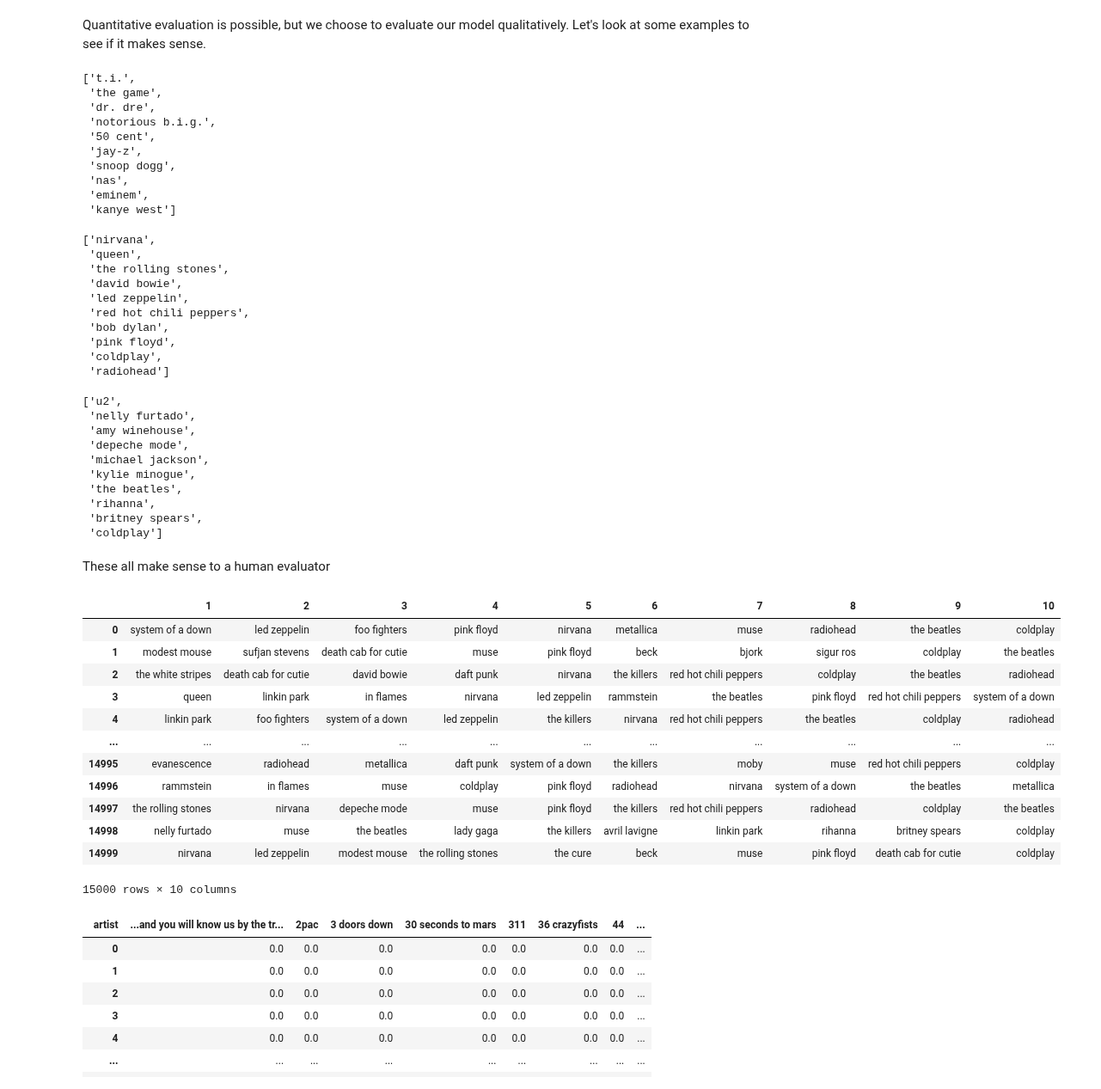
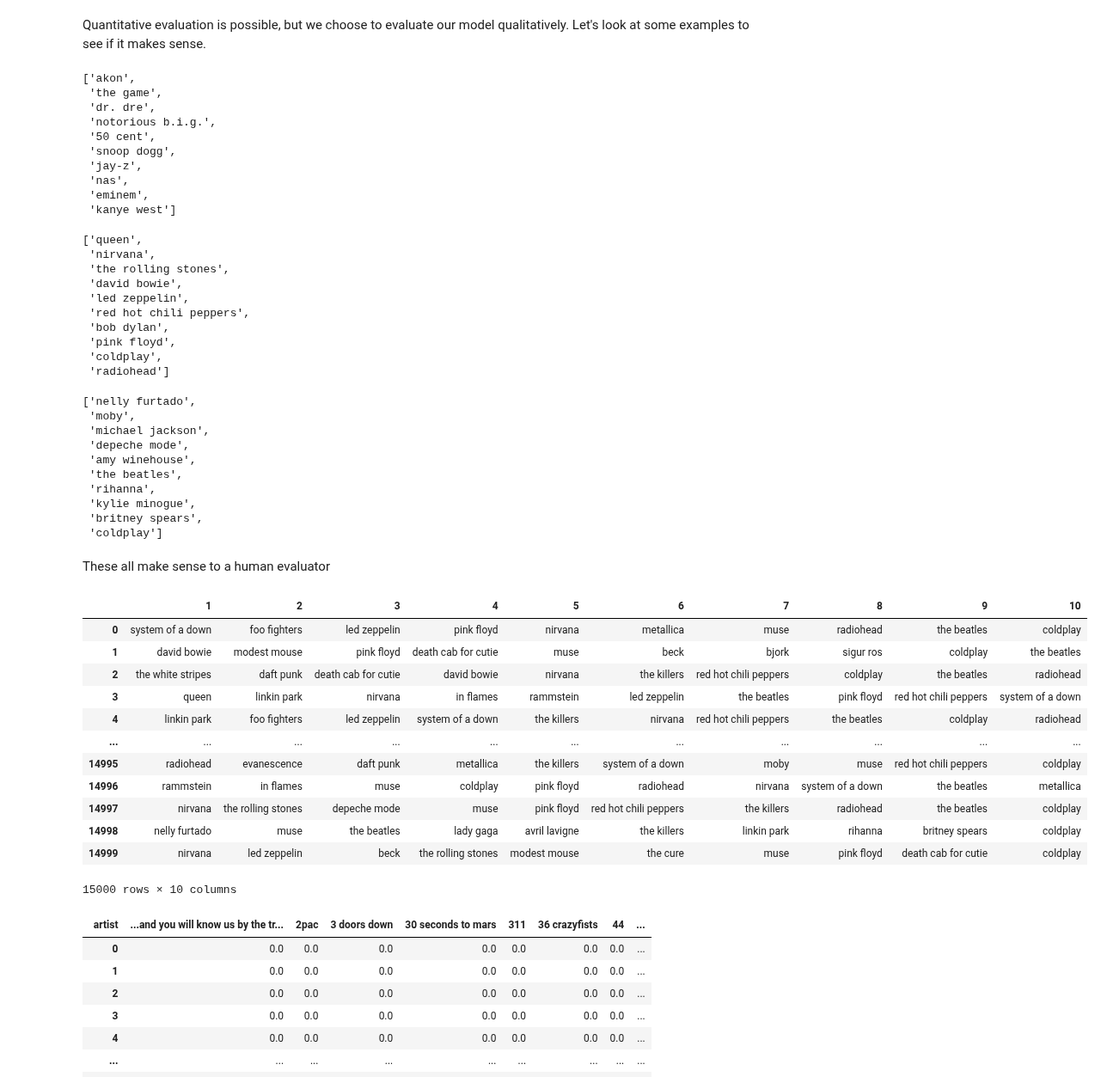
Before and after one commit to holistic-ai/holisticai, a Jupyter notebook: tutorials/bias/measuring_bias_tutorials/measuring_bias_recommender.ipynb, the cells around one changed output. Shown at 86% size. Cells and saved outputs as stored; diff of their text form; code cells hidden in the pictures.

```diff
--- a/tutorials/bias/measuring_bias_tutorials/measuring_bias_recommender.ipynb
+++ b/tutorials/bias/measuring_bias_tutorials/measuring_bias_recommender.ipynb
@@ -84,0 +22,4 @@ df_pivot
+# %%
+from holisticai.datasets import load_dataset
+df, p_attr = load_dataset(dataset='lastfm', preprocessed=True, as_array=False)
+df
@@ -150,11 +100,11 @@ The above plots show that there are artists that are more than 5 times more popu
 # %% [markdown]
 There are many ways to recommend artists to users. We will use item based collaborative filtering since it is the simplest and most intuitive approach. For each artist, we work out a list of most similar artists. Then we recommend artists to users by looking at which artists they like, and choosing the most similar ones.
 # %%
-index_to_artist = dict(zip(range(len(df_pivot.columns)),df_pivot.columns))
-artist_to_index = dict(zip(df_pivot.columns,range(len(df_pivot.columns))))
-user_gender_dict = dict(zip(df_pivot.index, p_attr))
+index_to_artist = dict(zip(range(len(df.columns)),df.columns))
+artist_to_index = dict(zip(df.columns,range(len(df.columns))))
+user_gender_dict = dict(zip(df.index, p_attr))
 # %%
-data_matrix = df_pivot.fillna(0).to_numpy()
+data_matrix = df.fillna(0).to_numpy()
 data_matrix
 # %% [output]
 array([[0., 0., 0., ..., 0., 0., 0.],
@@ -242,13 +192,13 @@ Quantitative evaluation is possible, but we choose to evaluate our model qualita
 # Items similar to 2 Pac
 display_items(items_similar_to_item(cosine_sim, artist_to_index['2pac'], 10))
 # %% [output]
-['t.i.',
+['akon',
  'the game',
  'dr. dre',
  'notorious b.i.g.',
  '50 cent',
+ 'snoop dogg',
  'jay-z',
- 'snoop dogg',
  'nas',
  'eminem',
  'kanye west']
@@ -256,8 +206,8 @@ display_items(items_similar_to_item(cosine_sim, artist_to_index['2pac'], 10))
 # Items similar to the beatles
 display_items(items_similar_to_item(cosine_sim, artist_to_index['the beatles'], 10))
 # %% [output]
-['nirvana',
- 'queen',
+['queen',
+ 'nirvana',
  'the rolling stones',
  'david bowie',
  'led zeppelin',
@@ -270,37 +220,37 @@ display_items(items_similar_to_item(cosine_sim, artist_to_index['the beatles'],
 # Items similar to madonna
 display_items(items_similar_to_item(cosine_sim, artist_to_index['madonna'], 10))
 # %% [output]
-['u2',
- 'nelly furtado',
+['nelly furtado',
+ 'moby',
+ 'michael jackson',
+ 'depeche mode',
  'amy winehouse',
- 'depeche mode',
- 'michael jackson',
- 'kylie minogue',
  'the beatles',
  'rihanna',
+ 'kylie minogue',
  'britney spears',
  'coldplay']
 # %% [markdown]
 These all make sense to a human evaluator
 # %%
-recommendations = [display_items(recommended_items(data_matrix, cosine_sim, u, 10)) for u in range(df_pivot.shape[0])]
+recommendations = [display_items(recommended_items(data_matrix, cosine_sim, u, 10)) for u in range(df.shape[0])]
 
 recomendation_df = pd.DataFrame(recommendations, columns = range(1,11))
 
 recomendation_df
 # %% [output]
 |  | 1 | 2 | 3 | 4 | 5 | 6 | 7 | 8 | 9 | 10 |
-| 0 | system of a down | led zeppelin | foo fighters | pink floyd | nirvana | metallica | muse | radiohead | the beatles | coldplay |
-| 1 | modest mouse | sufjan stevens | death cab for cutie | muse | pink floyd | beck | bjork | sigur ros | coldplay | the beatles |
-| 2 | the white stripes | death cab for cutie | david bowie | daft punk | nirvana | the killers | red hot chili peppers | coldplay | the beatles | radiohead |
-| 3 | queen | linkin park | in flames | nirvana | led zeppelin | rammstein | the beatles | pink floyd | red hot chili peppers | system of a down |
-| 4 | linkin park | foo fighters | system of a down | led zeppelin | the killers | nirvana | red hot chili peppers | the beatles | coldplay | radiohead |
+| 0 | system of a down | foo fighters | led zeppelin | pink floyd | nirvana | metallica | muse | radiohead | the beatles | coldplay |
+| 1 | david bowie | modest mouse | pink floyd | death cab for cutie | muse | beck | bjork | sigur ros | coldplay | the beatles |
+| 2 | the white stripes | daft punk | death cab for cutie | david bowie | nirvana | the killers | red hot chili peppers | coldplay | the beatles | radiohead |
+| 3 | queen | linkin park | nirvana | in flames | rammstein | led zeppelin | the beatles | pink floyd | red hot chili peppers | system of a down |
+| 4 | linkin park | foo fighters | led zeppelin | system of a down | the killers | nirvana | red hot chili peppers | the beatles | coldplay | radiohead |
 | ... | ... | ... | ... | ... | ... | ... | ... | ... | ... | ... |
-| 14995 | evanescence | radiohead | metallica | daft punk | system of a down | the killers | moby | muse | red hot chili peppers | coldplay |
+| 14995 | radiohead | evanescence | daft punk | metallica | the killers | system of a down | moby | muse | red hot chili peppers | coldplay |
 | 14996 | rammstein | in flames | muse | coldplay | pink floyd | radiohead | nirvana | system of a down | the beatles | metallica |
-| 14997 | the rolling stones | nirvana | depeche mode | muse | pink floyd | the killers | red hot chili peppers | radiohead | coldplay | the beatles |
-| 14998 | nelly furtado | muse | the beatles | lady gaga | the killers | avril lavigne | linkin park | rihanna | britney spears | coldplay |
-| 14999 | nirvana | led zeppelin | modest mouse | the rolling stones | the cure | beck | muse | pink floyd | death cab for cutie | coldplay |
+| 14997 | nirvana | the rolling stones | depeche mode | muse | pink floyd | red hot chili peppers | the killers | radiohead | the beatles | coldplay |
+| 14998 | nelly furtado | muse | the beatles | lady gaga | avril lavigne | the killers | linkin park | rihanna | britney spears | coldplay |
+| 14999 | nirvana | led zeppelin | beck | the rolling stones | modest mouse | the cure | muse | pink floyd | death cab for cutie | coldplay |
 15000 rows × 10 columns
 # %%
 def explode(arr, num_items):
```
Also changed, not shown: parts of 22 cells of this notebook, 1 other file.
